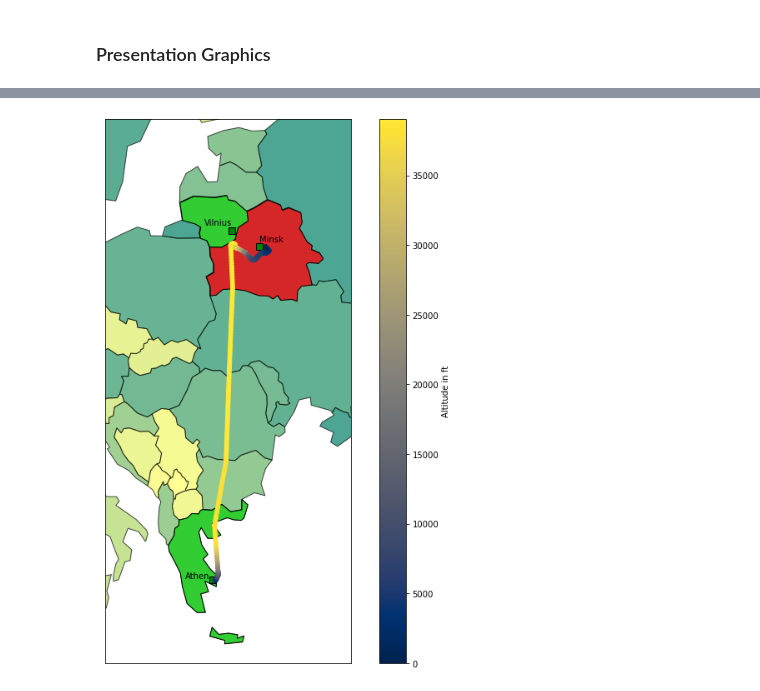
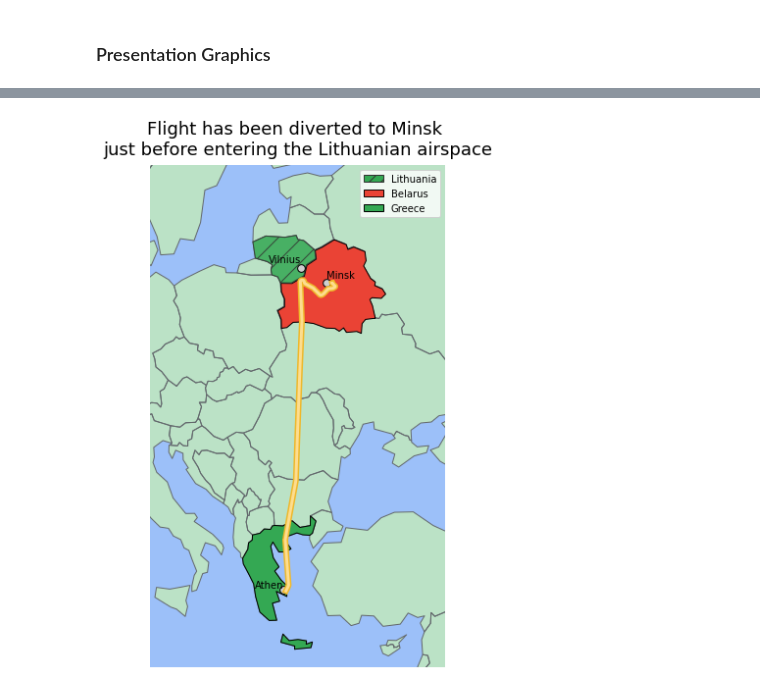
Before and after one commit to timo282/Ryanair_Flight_FR4978, a Jupyter notebook: Posterpräsentation.ipynb, the cells around one changed output, grey strips where cells are left out. Cells and saved outputs as stored; diff of their text form; code cells hidden in the pictures.

```diff
--- a/Posterpräsentation.ipynb
+++ b/Posterpräsentation.ipynb
@@ -195,19 +245,2 @@ Text(0.5, 1.0, 'Exploration Graphic: Scatter Matrix with Histograms')
 # %% [markdown]
 ### Presentation Graphics
-# %%
-for i in range(1,len(df)):
-    a = df["Altitude"].iloc[i]
-    b = df["Altitude"].iloc[i-1]
-    if (a-b==0):
-        begin_flightphase = i
-        print(i)
-        break
-
-for i in range(begin_flightphase,len(df)):
-    a = df["Altitude"].iloc[i]
-    b = df["Altitude"].iloc[i-1]
-    if (a-b<-2000):
-        end_flightphase = i
-        print(i)
-        break
-df_flightphase = df[begin_flightphase:end_flightphase]
@@ -305,40 +366,59 @@ europe = world[world.continent == 'Europe']
 # %%
-fig = plt.figure(figsize=(12,12))
+fig = plt.figure(figsize=(5.4,9.6))
 ax = fig.add_subplot(111)
 
-europe.plot(ax=ax, cmap="summer", alpha=0.7, edgecolor="black")
+def plot_map(ax, plot_athen=True, zoom=1): #function to plot the desired map
+    world.plot(ax=ax, #cmap="summer",
+                color="#BBE2C6", alpha=1) #plot european countries
+    world.plot(ax=ax, facecolor="none", edgecolor="#64696D")
+    plt.gca().set_facecolor('#9cc0f9')
+    fs="medium"
+    if zoom>1:
+        fs="large"
+    #mark important countries
+    belarus = world[world.name == 'Belarus']
+    belarus.plot(ax=ax, edgecolor="black", color="#EA4335") #mark belarus (red as facecolor)
+    litauen = world[world.name == 'Lithuania']
+    lt = litauen.plot(ax=ax, edgecolor="#333333", color="#34A853", hatch='/', alpha=0.85) #mark lithuania (green, //)
+    greece = world[world.name == 'Greece']
+    greece.plot(ax=ax, edgecolor="black", color="#34A853") #mark greece (green)
+    belarus_patch = mpatches.Patch(facecolor='#EA4335', label='Belarus', edgecolor="black")
+    lithuania_patch = mpatches.Patch(facecolor='#34A853', label='Lithuania', hatch='//', edgecolor="#333333")
+    greece_patch = mpatches.Patch(facecolor='#34A853', label='Greece', edgecolor="black")
+    if plot_athen:
+        plt.legend(handles=[lithuania_patch, belarus_patch, greece_patch])
+    else:
+        plt.legend(handles=[lithuania_patch, belarus_patch])
 
-belarus = world[world.name == 'Belarus']
-belarus.plot(ax=ax, edgecolor="black", color="tab:red")
-litauen = world[world.name == 'Lithuania']
-litauen.plot(ax=ax, edgecolor="black", color="limegreen")
-greece = world[world.name == 'Greece']
-greece.plot(ax=ax, edgecolor="black", color="limegreen")
+    #plot important cities and county namess
+    vilnius = cities[cities.name == 'Vilnius']
+    a, x, y = str(vilnius["geometry"].iloc[0]).split(" ")
+    vilnius.plot(marker="o", ax=ax, edgecolor="black", color="#CFD0D1", markersize=60) #plot vilnius as square
+    ax.text(float(x[1:]),float(y[0:-1])*1.003/zoom,s="Vilnius", va="bottom", ha="right", size=fs) #add label "Vilnius" to the square
+    if plot_athen:
+        athen = cities[cities.name=='Athens']
+        a, x, y = str(athen["geometry"].iloc[0]).split(" ")
+        athen.plot(marker="o", ax=ax, edgecolor="black", color="#CFD0D1", markersize=60) #plot athen as square
+        ax.text(float(x[1:]),float(y[0:-1]),s="Athen", va="bottom", ha="right", size=fs) #add label "Athen" to square
+    minsk = cities[cities.name=='Minsk']
+    a, x, y = str(minsk["geometry"].iloc[0]).split(" ")
+    minsk.plot(marker="o", ax=ax, edgecolor="black", color="#CFD0D1", markersize=60) #plot minsk as square
+    ax.text(float(x[1:]),float(y[0:-1])*1.003/zoom,s="Minsk", va="bottom", ha="left", size=fs) #add label "Minsk" to square
 
+plot_map(ax) #own function to plot the map, see above
 
-print(float(x[1:]))
-print(float(y[0:-1]))
-vilnius = cities[cities.name == 'Vilnius']
-a, x, y = str(vilnius["geometry"].iloc[0]).split(" ")
-vilnius.plot(marker="s", ax=ax, edgecolor="black", color="green", markersize=50)
-ax.text(float(x[1:]),float(y[0:-1])*1.003,s="Vilnius", va="bottom", ha="right", size="medium")
-athen = cities[cities.name=='Athens']
-a, x, y = str(athen["geometry"].iloc[0]).split(" ")
-athen.plot(marker="s", ax=ax, edgecolor="black", color="green", markersize=50)
-ax.text(float(x[1:])*0.99,float(y[0:-1]),s="Athen", va="bottom", ha="right", size="medium")
-minsk = cities[cities.name=='Minsk']
-a, x, y = str(minsk["geometry"].iloc[0]).split(" ")
-minsk.plot(marker="s", ax=ax, edgecolor="black", color="green", markersize=50)
-ax.text(float(x[1:]),float(y[0:-1])*1.003,s="Minsk", va="bottom", ha="left", size="medium")
+plt.xlim(12,38)
+plt.ylim(34,60)
 
-plt.xlim(15,35)
-plt.ylim(34,60)
-#plt.plot(df_standardflug["Position OW"], df_standardflug["Position NS"], color="tab:red", alpha=0.7, linewidth=4)
-plt.scatter(df["Position OW"], df["Position NS"], c=df["Altitude"], s=25, cmap="cividis", #cmap="cividis"
-            #,linewidths=(df["Speed"]/75)
-           )
-plt.colorbar(label="Altitude in ft")
+outline=mpe.withStroke(linewidth=6, foreground='#EFB82B')
+ax.plot(df["Position OW"], df["Position NS"], color="#FDDD8F", linewidth=3, path_effects=[outline])
 
-ax.set_yticks([])
-ax.set_xticks([])
+ax.set_yticks([]) #remove ylabels
+ax.set_xticks([]) #remove xlabels
+ax.set_title("Flight has been diverted to Minsk \njust before entering the Lithuanian airspace", fontsize=18, y=1.01) #add title
+
+plt.setp(ax.spines.values(), visible=False)
+
+fig.savefig('Plots/map_single.svg', bbox_inches='tight')
+fig.savefig('Plots/map_single.png', bbox_inches='tight')
 # %% [output]
@@ -348 +425 @@ ax.set_xticks([])
-[figure, old version]
+[figure, new version]
```
Also changed, not shown: parts of 30 cells of this notebook.
